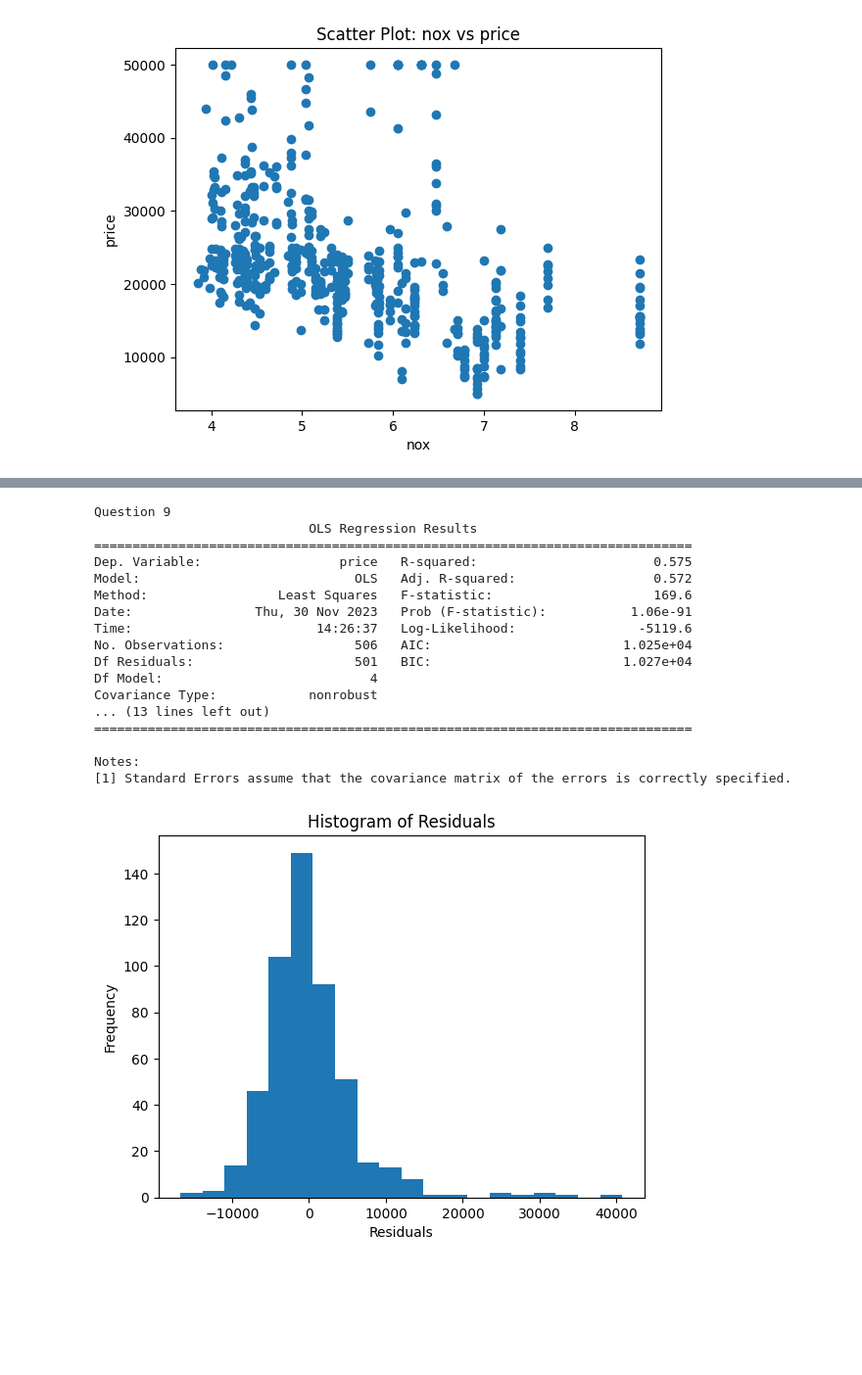
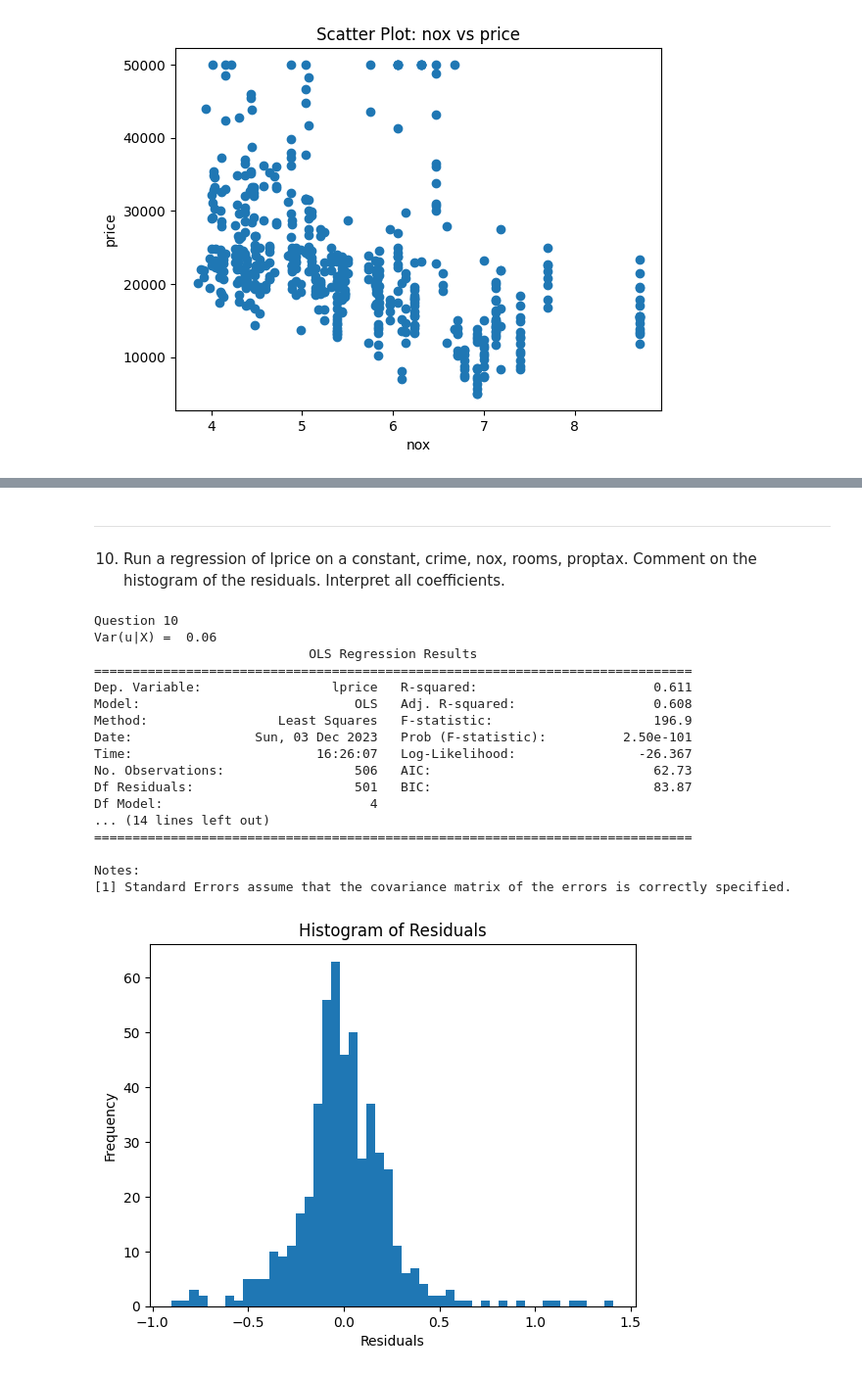
Before and after one commit to joaomelga/MODS202-project, a Jupyter notebook: mods202-project.ipynb, the cells around one changed output, grey strips where cells are left out. Shown: that part at 98% size. Cells and saved outputs as stored; diff of their text form; code cells hidden in the pictures; blank space fills up the shorter version.

Commit message:
Fixed theorical aspects, did question 14 and added open points

```diff
--- a/mods202-project.ipynb
+++ b/mods202-project.ipynb
@@ -322,42 +391,46 @@ Interpretations
+# %% [markdown]
+---
+10. Run a regression of lprice on a constant, crime, nox, rooms, proptax. Comment on the histogram of the residuals. Interpret all coefficients.
 # %%
 import statsmodels.api as sm
 
 # Define the independent variables
 X = df[['crime', 'nox', 'rooms', 'proptax']]
 X = sm.add_constant(X)  # Add a constant column
 
 # Define the dependent variable
-y = df['price']
+y = df['lprice']
 
 # Fit the regression model
 model = sm.OLS(y, X).fit()
 residuals = model.resid
 
-print('Question 9')
+print('Question 10')
+print('Var(u|X) = ', round(np.var(residuals), 2))
 print(model.summary())
 
-plt.hist(residuals, bins=20)
+plt.hist(residuals, bins=50)
 plt.xlabel('Residuals')
 plt.ylabel('Frequency')
 plt.title('Histogram of Residuals')
 plt.show()
 # %% [output]
-Question 9
+Question 10
+Var(u|X) =  0.06
                             OLS Regression Results
 ==============================================================================
-Dep. Variable:                  price   R-squared:                       0.575
-Model:                            OLS   Adj. R-squared:                  0.572
-Method:                 Least Squares   F-statistic:                     169.6
-Date:                Thu, 30 Nov 2023   Prob (F-statistic):           1.06e-91
-Time:                        14:26:37   Log-Likelihood:                -5119.6
-No. Observations:                 506   AIC:                         1.025e+04
-Df Residuals:                     501   BIC:                         1.027e+04
+Dep. Variable:                 lprice   R-squared:                       0.611
+Model:                            OLS   Adj. R-squared:                  0.608
+Method:                 Least Squares   F-statistic:                     196.9
+Date:                Sun, 03 Dec 2023   Prob (F-statistic):          2.50e-101
+Time:                        16:26:07   Log-Likelihood:                -26.367
+No. Observations:                 506   AIC:                             62.73
+Df Residuals:                     501   BIC:                             83.87
 Df Model:                           4
-Covariance Type:            nonrobust
-... (13 lines left out)
+... (14 lines left out)
 ==============================================================================
 
 Notes:
 [1] Standard Errors assume that the covariance matrix of the errors is correctly specified.
-[figure, old version]
+[figure, new version]
 # %% [markdown]
```
Also changed, not shown: parts of 21 cells of this notebook.
